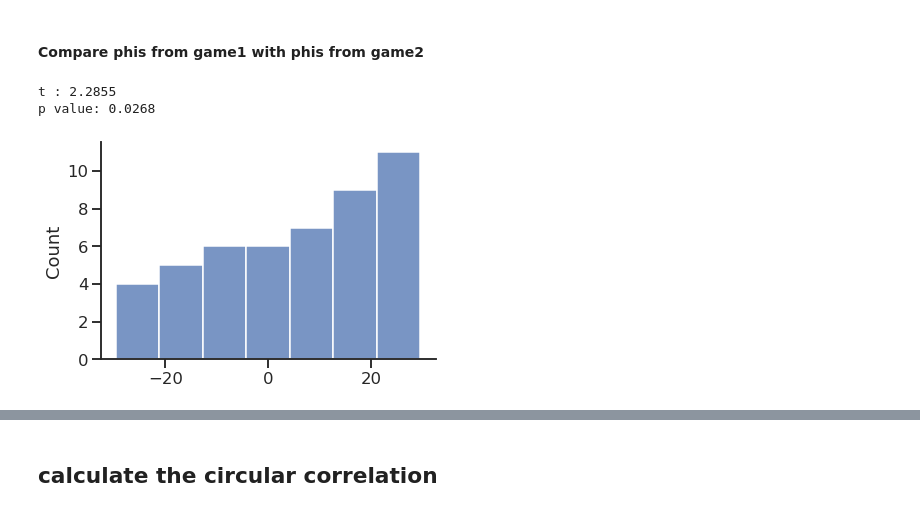
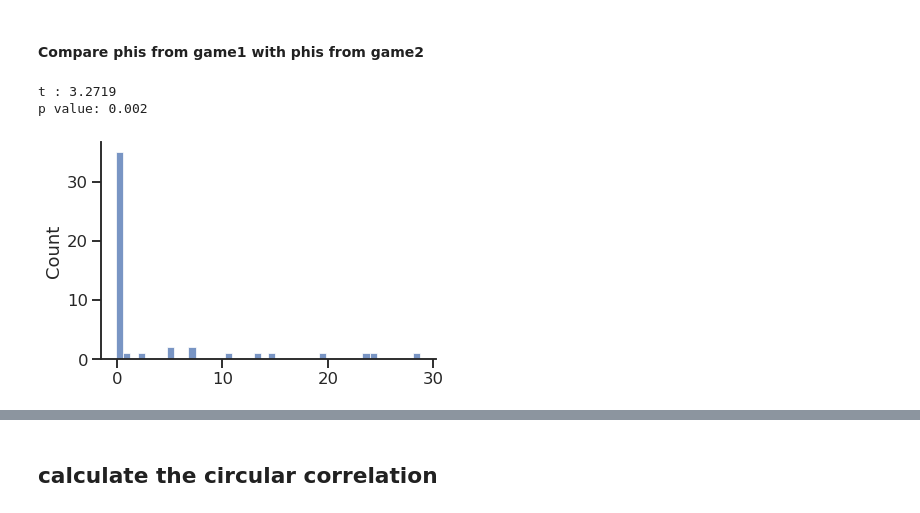
Before and after one commit to YukunQu/DCM, a Jupyter notebook: analysis/mri/Game2/compare_phi.ipynb, the cells around one changed output, grey strips where cells are left out. Saved outputs shown, nothing was run; the diff lists cells and outputs as text; code cells hidden in the pictures.

```diff
--- a/analysis/mri/Game2/compare_phi.ipynb
+++ b/analysis/mri/Game2/compare_phi.ipynb
@@ -55,3 +55,6 @@ def corrcoef(x, y, deg=True, test=False):
         p_value = 2 * (1 - stats.norm.cdf(abs(test_stat)))
         return tuple(round(v, 7) for v in (r, test_stat, p_value))
     return round(r, 7)
+# %%
+r = corrcoef(game1_phi,game2_phi)
+print(r)
@@ -83,29 +88,29 @@ p: 0.6977243
 # %% [markdown]
 #### Compare phis from game1 with phis from game2
 # %%
-game1_phis = pd.read_csv(r'/mnt/workdir/DCM/BIDS/derivatives/Nipype/game1/separate_hexagon/Phi/estPhi_game1_Setall_individual_ROI.csv')
-game2_phis = pd.read_csv(r'/mnt/workdir/DCM/BIDS/derivatives/Nipype/game2/separate_hexagon/Phi/estPhi_game2_Setall_individual_ROI.csv')
+game1_phis = pd.read_csv(r'/mnt/workdir/DCM/BIDS/derivatives/Nipype/game1/separate_hexagon/Phi/estPhi_circmean_group-roi.csv')
+game2_phis = pd.read_csv(r'/mnt/workdir/DCM/BIDS/derivatives/Nipype/game1/separate_hexagon/Phi/estPhi_mean_group-roi.csv')
 
 subject = game2_phis['sub_id']
 phis_diff = []
 for sub in subject:
     game1_phi = game1_phis[game1_phis['sub_id']==sub]['ec_phi'].values[0]
     game2_phi = game2_phis[game2_phis['sub_id']==sub]['ec_phi'].values[0]
     phi_diff = game1_phi - game2_phi
 
     if phi_diff >30:
         phi_diff  = 60 - phi_diff
     elif phi_diff <-30:
         phi_diff =  60 + phi_diff
 
     phis_diff.append(phi_diff)
 
 
 sns.histplot(phis_diff)
 t,p = ttest_1samp(phis_diff,0)
 print('t :', round(t,4))
 print('p value:', round(p,4))
 # %% [output]
-t : 2.2855
-p value: 0.0268
+t : 3.2719
+p value: 0.002
-[figure, old version]
+[figure, new version]
```
Also changed, not shown: parts of 4 cells of this notebook, 38 other files.
